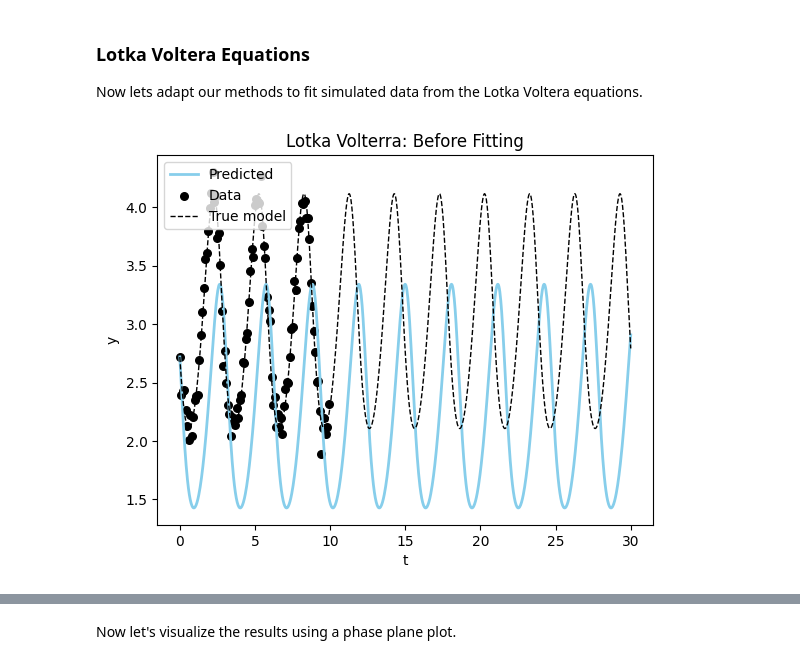
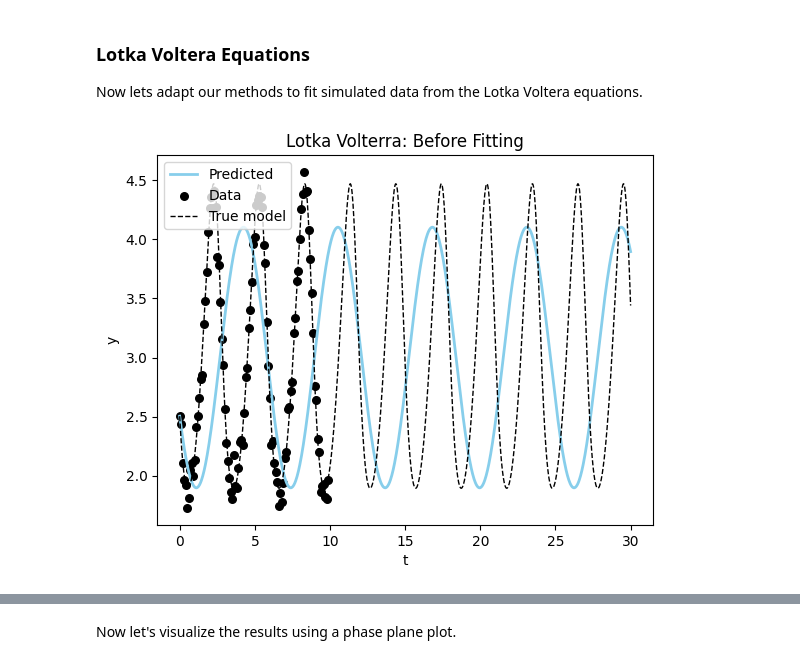
Before and after one commit to sgalkina/paramfittorchdemo, a Jupyter notebook: nbs/00_training.ipynb, the cells around one changed output, grey strips where cells are left out. Drawn from its saved outputs; the diff is of its cells as text; code cells hidden in the pictures.

```diff
--- a/nbs/00_training.ipynb
+++ b/nbs/00_training.ipynb
@@ -620,10 +620,18 @@ data_lv = create_sim_dataset(model_sim_lv,
                               num_samples=10,
                               sigma_noise=0.1,
                               initial_conditions_default=torch.tensor([2.5, 2.5]))
-# %%
-model_lv = LotkaVolterra(alpha=1.6, beta=1.1,delta=2.7, gamma=1.2)
-
-plot_time_series(model_sim_lv, model_lv, data = data_lv[0], title = "Lotka Volterra: Before Fitting");
-# %% [output]
-[figure, removed]
+# %%
+alpha = 1.5 # The alpha parameter of the Lotka-Volterra system
+beta = 1.0 # The beta parameter of the Lotka-Volterra system
+delta = 3.0 # The delta parameter of the Lotka-Volterra system
+gamma = 1.0 # The gamma parameter of the Lotka-Volterra system
+A = [
+    [alpha, -beta],
+    [gamma, -delta],
+]
+model_lv = LotkaVolterraGen(A)
+
+plot_time_series(model_sim_lv, model_lv, data = data_lv[0], title = "Lotka Volterra: Before Fitting");
+# %% [output]
+[figure, added]
 # %%
```
Also changed, not shown: parts of 12 cells of this notebook.
